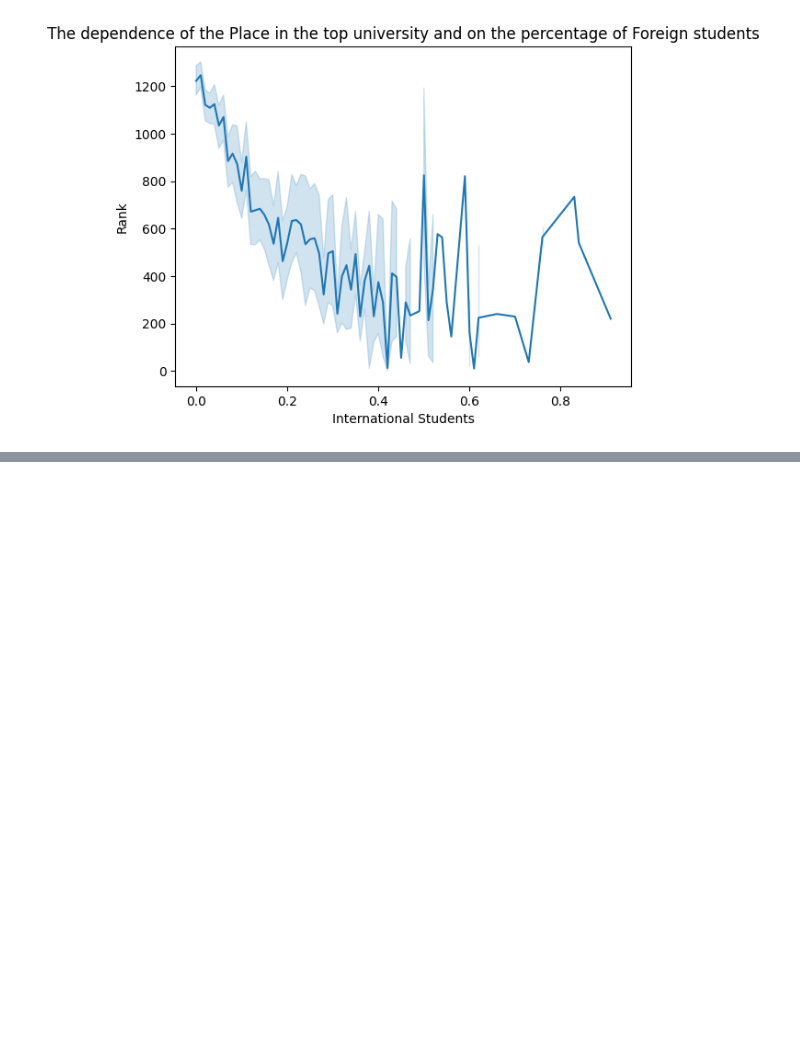
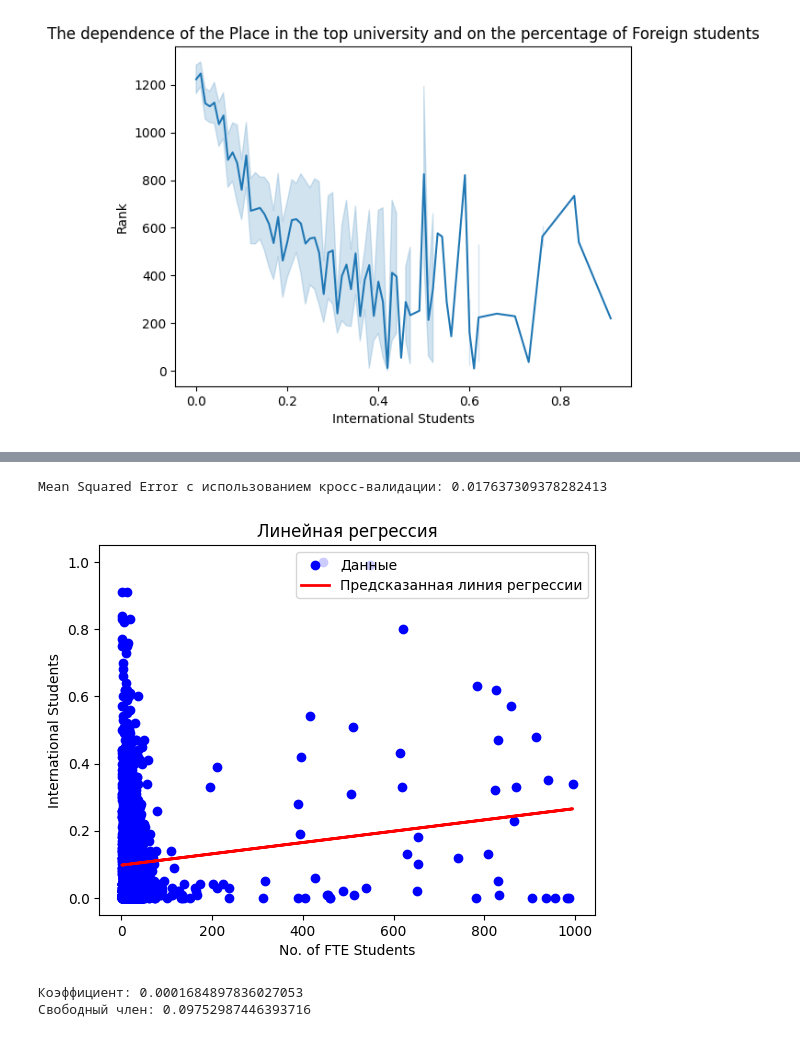
Before and after one commit to Dimonage/AnalizVUZ, a Jupyter notebook: GubarevAnalizVUZ.ipynb, the cells around one changed output, grey strips where cells are left out. Cells and saved outputs as stored; diff of their text form; code cells hidden in the pictures; blank space fills up the shorter version.

```diff
--- a/GubarevAnalizVUZ.ipynb
+++ b/GubarevAnalizVUZ.ipynb
@@ -313,0 +342,37 @@ db.head()
+# %%
+X = db[['No. of FTE Students']].values
+y = db['International Students'].values
+
+
+model = LinearRegression()
+
+
+scores = cross_val_score(model, X, y, cv=20, scoring='neg_mean_squared_error')
+
+
+mean_mse = np.mean(-scores)
+print(f'Mean Squared Error с использованием кросс-валидации: {mean_mse}')
+
+
+model.fit(X, y)
+
+
+y_pred = model.predict(X)
+
+
+plt.scatter(X, y, color='blue', label='Данные')
+plt.plot(X, y_pred, color='red', linewidth=2, label='Предсказанная линия регрессии')
+plt.title('Линейная регрессия')
+plt.xlabel('No. of FTE Students')
+plt.ylabel('International Students')
+plt.legend()
+plt.show()
+
+
+print(f'Коэффициент: {model.coef_[0]}')
+print(f'Свободный член: {model.intercept_}')
+# %% [output]
+Mean Squared Error с использованием кросс-валидации: 0.017637309378282413
+[figure, added]
+Коэффициент: 0.0001684897836027053
+Свободный член: 0.09752987446393716
```
Also changed, not shown: parts of 3 cells of this notebook.
